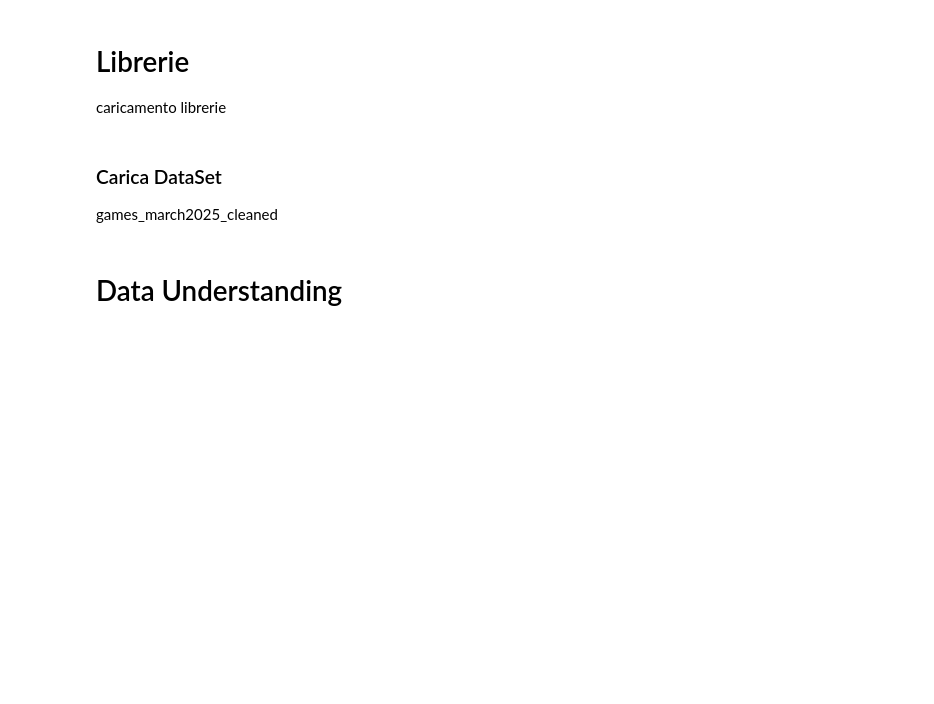
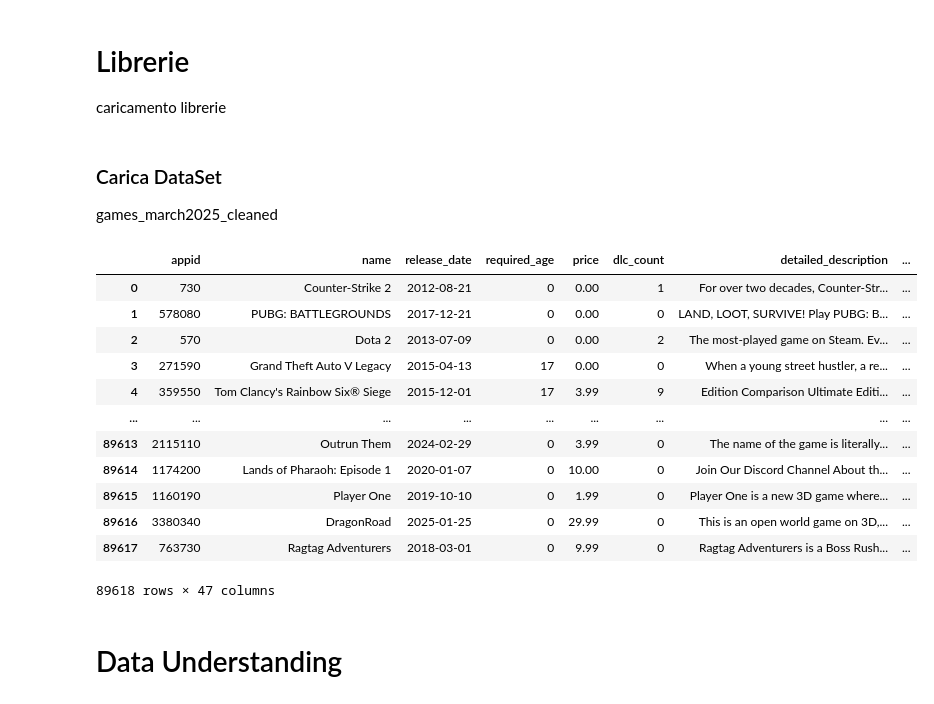
Before and after one commit to AlexthePredator/FutureGame, a Jupyter notebook: addestramentoModello/addestramento.ipynb, the cells around one changed output. Drawn from its saved outputs; the diff is of its cells as text; code cells hidden in the pictures; blank space fills up the shorter version.

```diff
--- a/addestramentoModello/addestramento.ipynb
+++ b/addestramentoModello/addestramento.ipynb
@@ -9,7 +9,21 @@ games_march2025_cleaned
 # %%
 dataset = pd.read_csv("DataSet/games_march2025_cleaned.csv")
 
-#dataset
+dataset
+# %% [output]
+|  | appid | name | release_date | required_age | price | dlc_count | detailed_description | ... |
+| 0 | 730 | Counter-Strike 2 | 2012-08-21 | 0 | 0.00 | 1 | For over two decades, Counter-Str... | ... |
+| 1 | 578080 | PUBG: BATTLEGROUNDS | 2017-12-21 | 0 | 0.00 | 0 | LAND, LOOT, SURVIVE! Play PUBG: B... | ... |
+| 2 | 570 | Dota 2 | 2013-07-09 | 0 | 0.00 | 2 | The most-played game on Steam. Ev... | ... |
+| 3 | 271590 | Grand Theft Auto V Legacy | 2015-04-13 | 17 | 0.00 | 0 | When a young street hustler, a re... | ... |
+| 4 | 359550 | Tom Clancy's Rainbow Six® Siege | 2015-12-01 | 17 | 3.99 | 9 | Edition Comparison Ultimate Editi... | ... |
+| ... | ... | ... | ... | ... | ... | ... | ... | ... |
+| 89613 | 2115110 | Outrun Them | 2024-02-29 | 0 | 3.99 | 0 | The name of the game is literally... | ... |
+| 89614 | 1174200 | Lands of Pharaoh: Episode 1 | 2020-01-07 | 0 | 10.00 | 0 | Join Our Discord Channel About th... | ... |
+| 89615 | 1160190 | Player One | 2019-10-10 | 0 | 1.99 | 0 | Player One is a new 3D game where... | ... |
+| 89616 | 3380340 | DragonRoad | 2025-01-25 | 0 | 29.99 | 0 | This is an open world game on 3D,... | ... |
+| 89617 | 763730 | Ragtag Adventurers | 2018-03-01 | 0 | 9.99 | 0 | Ragtag Adventurers is a Boss Rush... | ... |
+89618 rows × 47 columns
 # %% [markdown]
 # Data Understanding
 # %%
```
Also changed, not shown: parts of 4 cells of this notebook, 1 other file.
